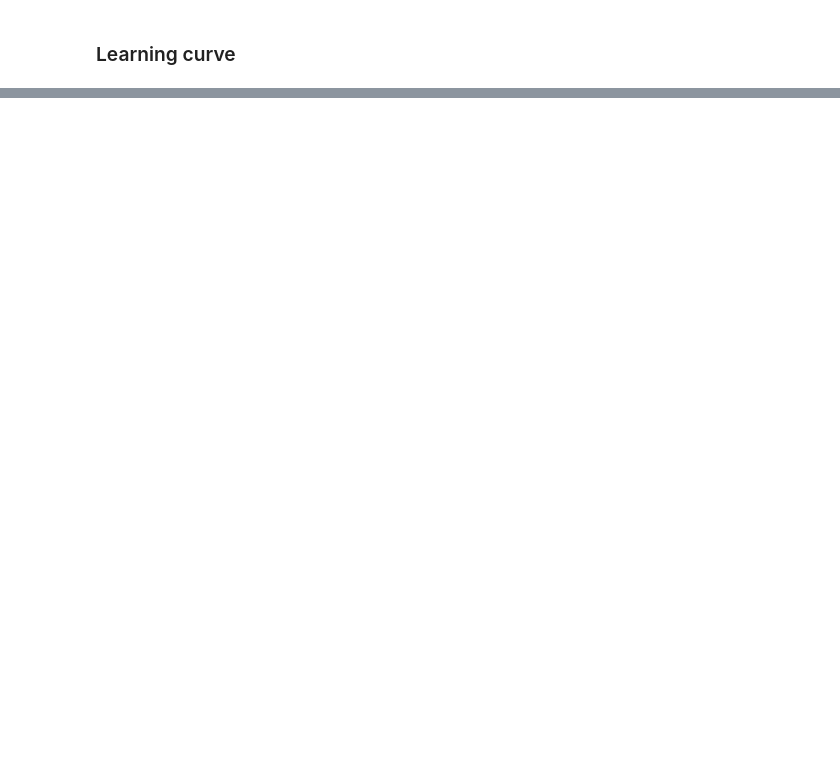
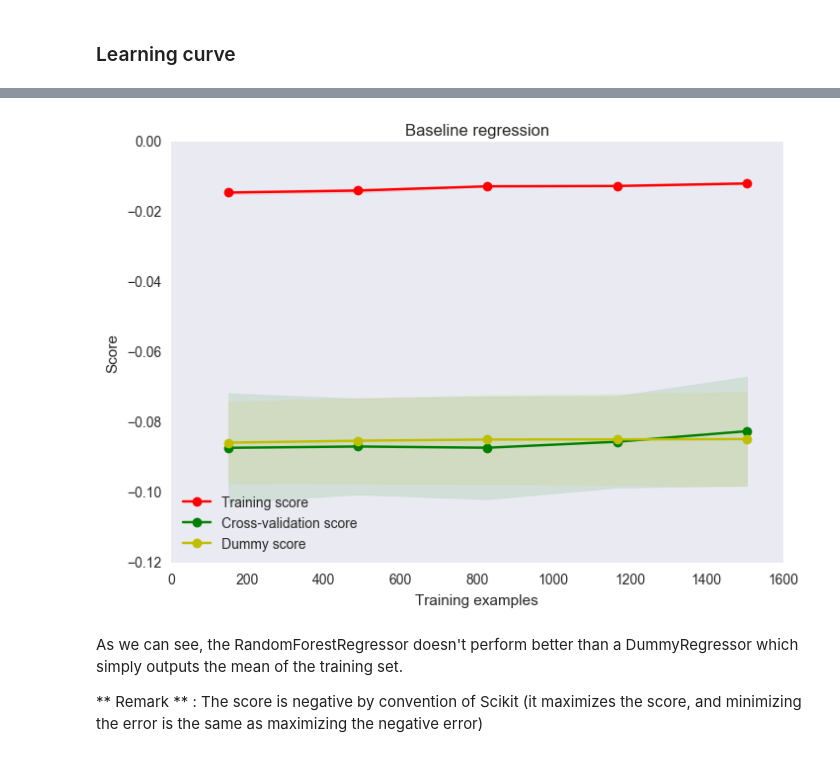
Before and after one commit to fdevillard/ada-homeworks, a Jupyter notebook: 04 - Applied ML/flo-skin-analysis.ipynb, the cells around one changed output, grey strips where cells are left out. Saved outputs shown, nothing was run; the diff lists cells and outputs as text; code cells hidden in the pictures; blank space fills up the shorter version.

```diff
--- a/04 - Applied ML/flo-skin-analysis.ipynb
+++ b/04 - Applied ML/flo-skin-analysis.ipynb
@@ -444,6 +442,10 @@ print(cv_result.best_params_)
 # %% [markdown]
 ### Learning curve
 # %%
+from sklearn.dummy import DummyRegressor
+
+dummy_estimator = DummyRegressor()
+
 estimator = RandomForestRegressor(max_features=cv_result.best_params_['max_features'], n_estimators=cv_result.best_params_['n_estimators'])
-helpers.plot_learning_curve(estimator, 'Baseline regression', x_training, y_training,n_jobs=-1, cv=20, dummy=dummy_estimator, scoring=REGRESSION_SCORING)
+helpers.plot_learning_curve(estimator, 'Baseline regression', x_training, y_training,n_jobs=N_JOBS, cv=20, dummy=dummy_estimator, scoring=REGRESSION_SCORING)
 # %% [output]
@@ -450,0 +453,5 @@ NameError: name 'REGRESSION_SCORING' is not defined
+[figure, added]
+# %% [markdown]
+As we can see, the RandomForestRegressor doesn't perform better than a DummyRegressor which simply outputs the mean of the training set.
+
+** Remark ** : The score is negative by convention of Scikit (it maximizes the score, and minimizing the error is the same as maximizing the negative error)
```
Also changed, not shown: parts of 29 cells of this notebook.
